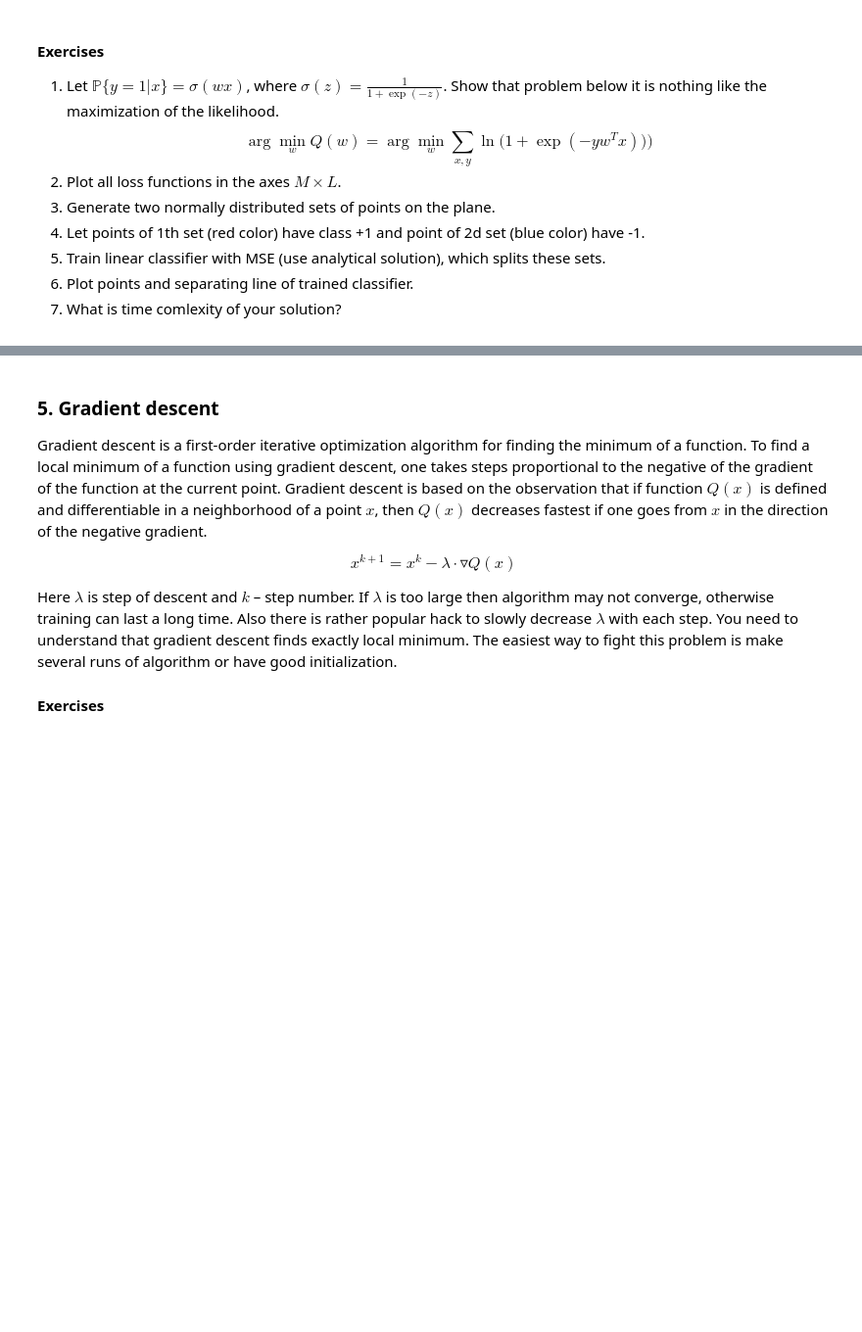
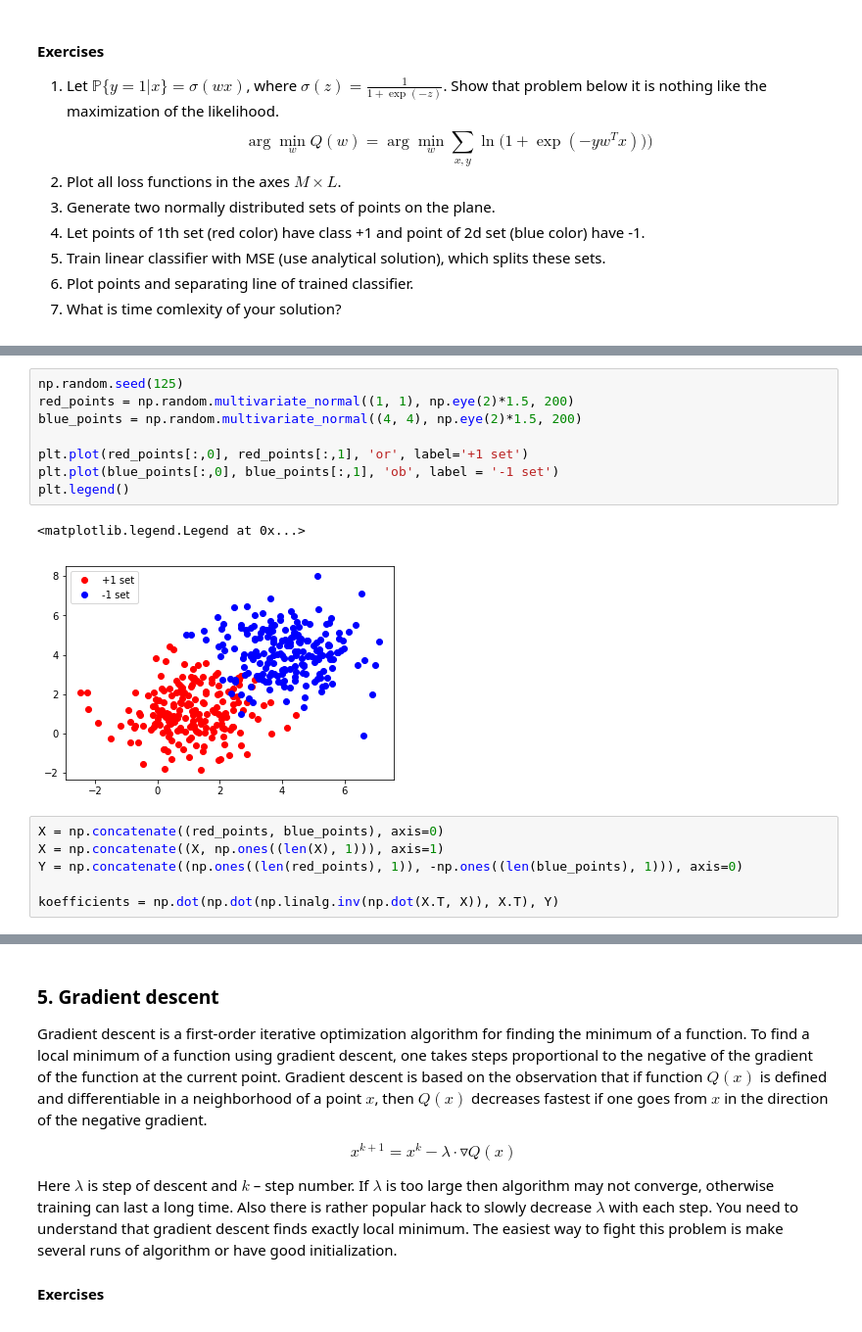
Before and after one commit to SokolovRE/Renju, a Jupyter notebook: labs/lab-1.ipynb, the cells around one changed output, grey strips where cells are left out. Shown: that part at 98% size. Cells and saved outputs as stored; diff of their text form; blank space fills up the shorter version.

```diff
--- a/labs/lab-1.ipynb
+++ b/labs/lab-1.ipynb
@@ -194,0 +216,17 @@ $$\arg\min_{w}Q(w) = \arg\min_{w} \sum_{x, y} \ln \big(1 + \exp(-yw^Tx )) \big)$
+# %%
+np.random.seed(125)
+red_points = np.random.multivariate_normal((1, 1), np.eye(2)*1.5, 200)
+blue_points = np.random.multivariate_normal((4, 4), np.eye(2)*1.5, 200)
+
+plt.plot(red_points[:,0], red_points[:,1], 'or', label='+1 set')
+plt.plot(blue_points[:,0], blue_points[:,1], 'ob', label = '-1 set')
+plt.legend()
+# %% [output]
+<matplotlib.legend.Legend at 0x...>
+[figure, added]
+# %%
+X = np.concatenate((red_points, blue_points), axis=0)
+X = np.concatenate((X, np.ones((len(X), 1))), axis=1)
+Y = np.concatenate((np.ones((len(red_points), 1)), -np.ones((len(blue_points), 1))), axis=0)
+
+koefficients = np.dot(np.dot(np.linalg.inv(np.dot(X.T, X)), X.T), Y)
```
Also changed, not shown: parts of 9 cells of this notebook.
